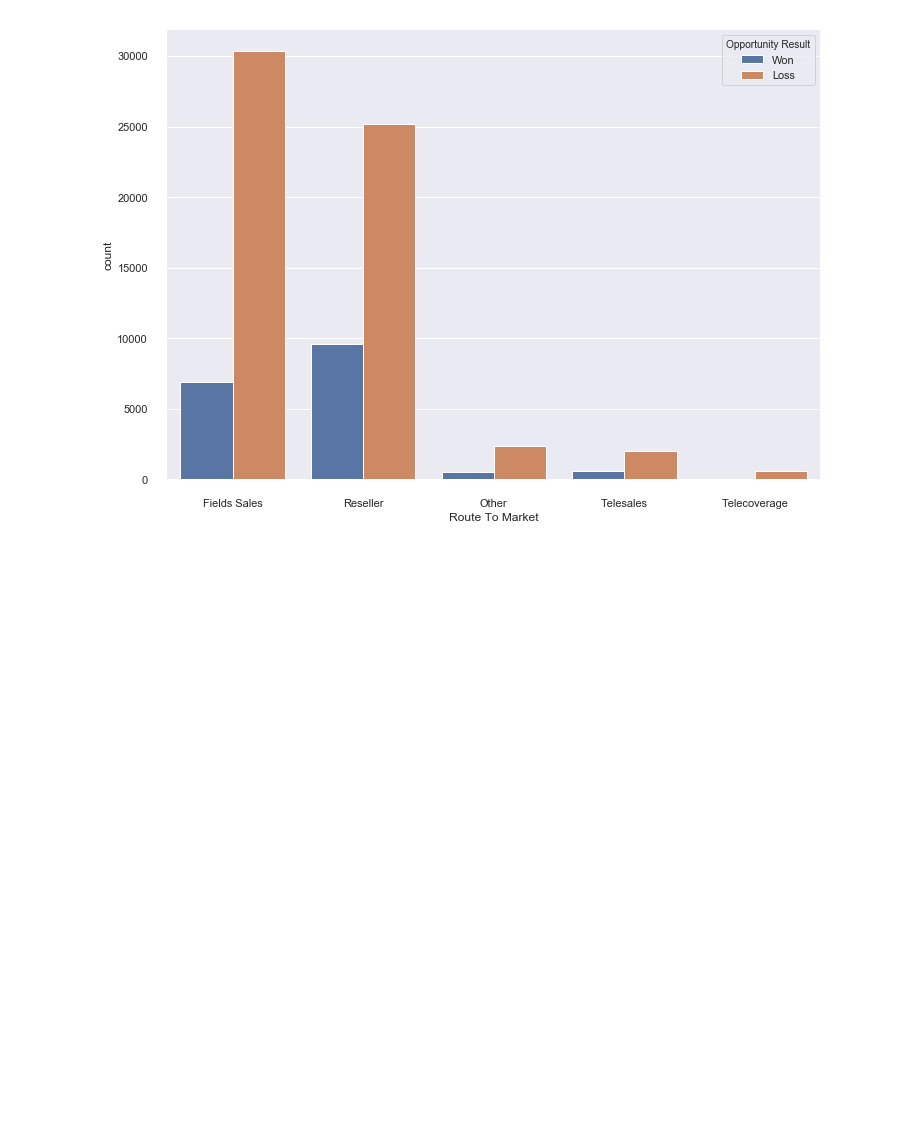
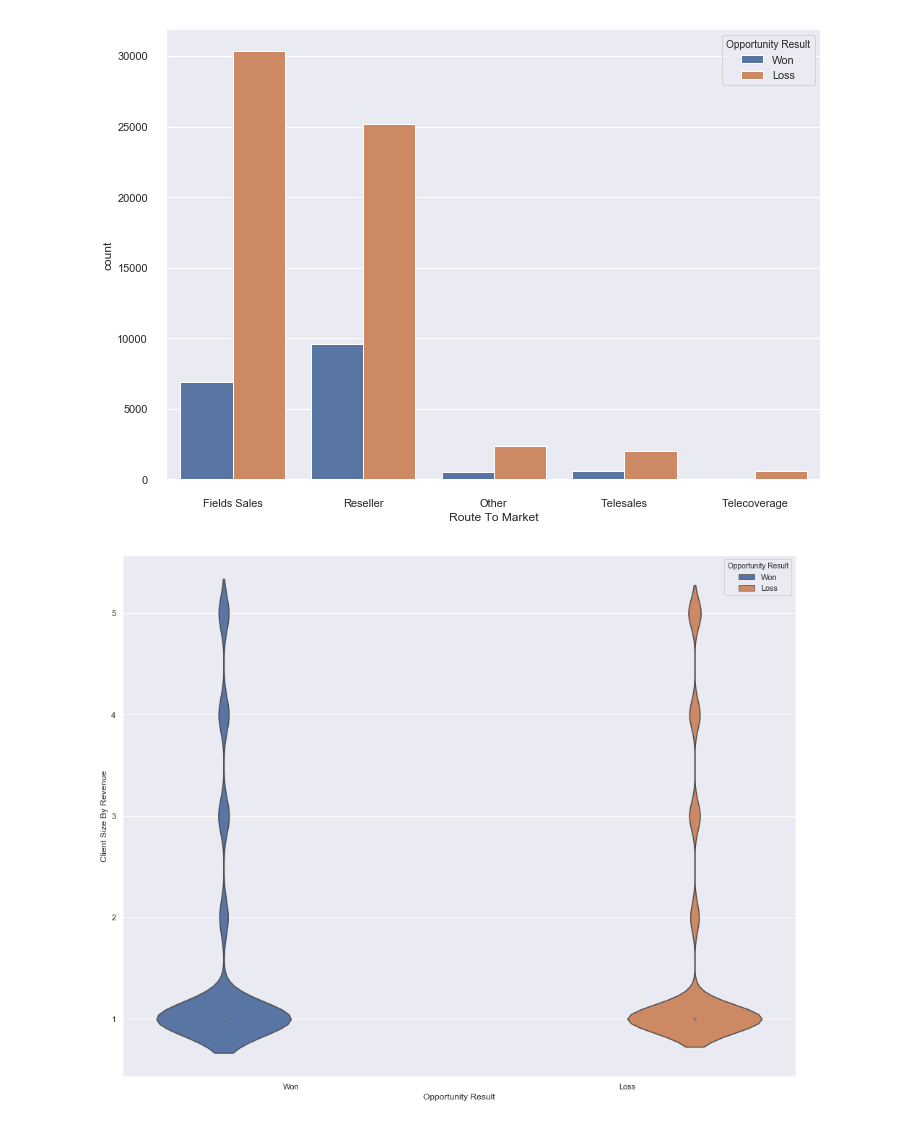
Before and after one commit to RaquelRufino/ProjetoIA, a Jupyter notebook: Sales.ipynb, the cells around one changed output. Drawn from its saved outputs; the diff is of its cells as text; code cells hidden in the pictures; blank space fills up the shorter version.

```diff
--- a/Sales.ipynb
+++ b/Sales.ipynb
@@ -30,3 +31,7 @@ sns.despine(offset=10, trim=True)
 [figure]
 # %%
 sns.set(rc={'figure.figsize':(16.7,13.27)})
+sns.violinplot(x="Opportunity Result",y="Client Size By Revenue", hue="Opportunity Result", data=sales_data);
+plt.show()
+# %% [output]
+[figure, added]
```
Also changed, not shown: parts of 4 cells of this notebook.
